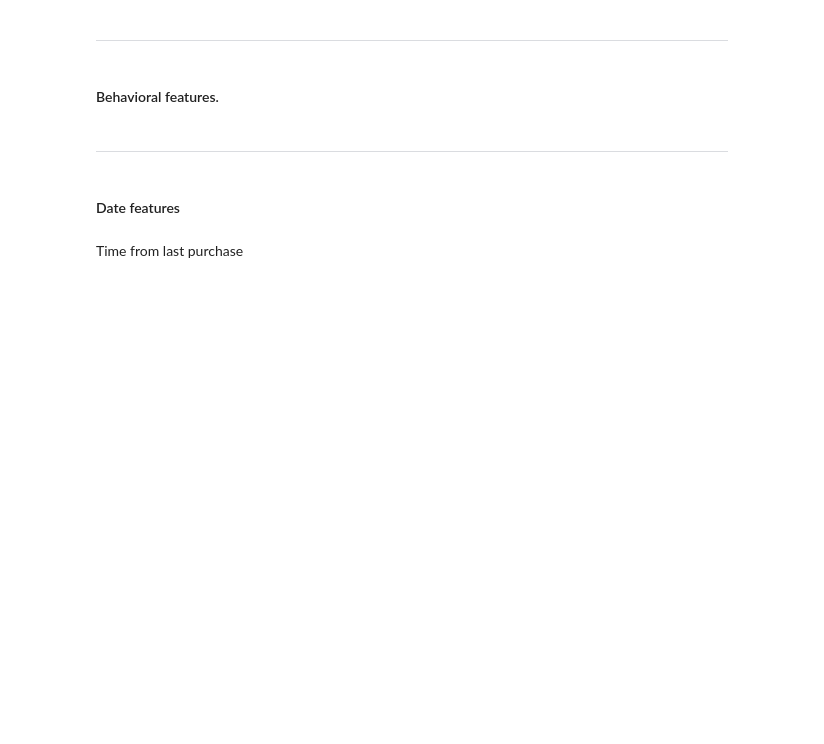
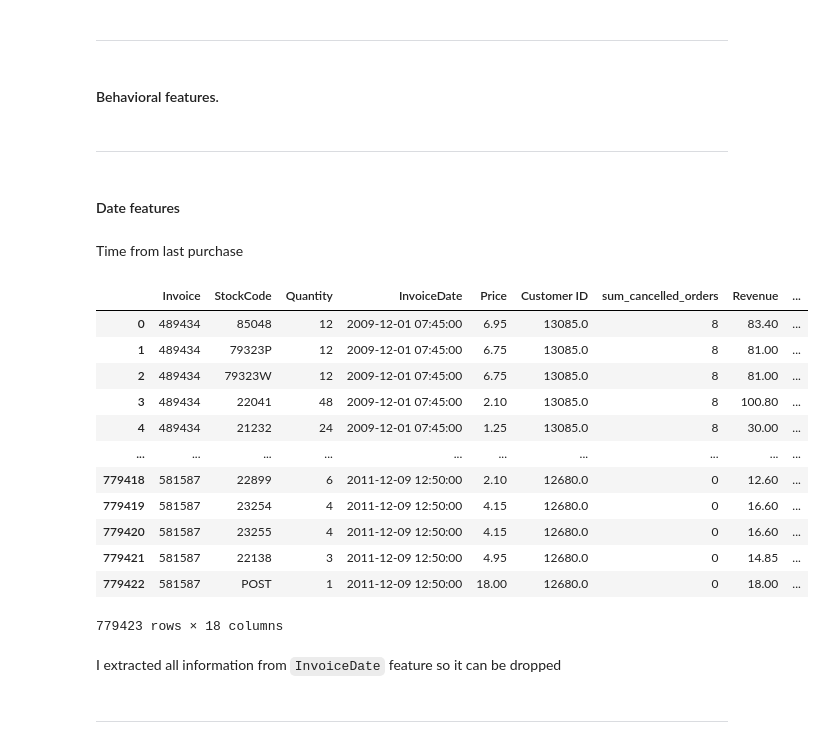
Before and after one commit to nick-st-coder/online-resail, a Jupyter notebook: notebooks/EDA.ipynb, the cells around one changed output. Cells and saved outputs as stored; diff of their text form; code cells hidden in the pictures; blank space fills up the shorter version.

```diff
--- a/notebooks/EDA.ipynb
+++ b/notebooks/EDA.ipynb
@@ -425,3 +451,21 @@ datetime_features = datetime_features.drop(
 )
 # %%
 df = pd.merge(df, datetime_features, on='Customer ID')
+# %%
+df
+# %% [output]
+|  | Invoice | StockCode | Quantity | InvoiceDate | Price | Customer ID | sum_cancelled_orders | Revenue | ... |
+| 0 | 489434 | 85048 | 12 | 2009-12-01 07:45:00 | 6.95 | 13085.0 | 8 | 83.40 | ... |
+| 1 | 489434 | 79323P | 12 | 2009-12-01 07:45:00 | 6.75 | 13085.0 | 8 | 81.00 | ... |
+| 2 | 489434 | 79323W | 12 | 2009-12-01 07:45:00 | 6.75 | 13085.0 | 8 | 81.00 | ... |
+| 3 | 489434 | 22041 | 48 | 2009-12-01 07:45:00 | 2.10 | 13085.0 | 8 | 100.80 | ... |
+| 4 | 489434 | 21232 | 24 | 2009-12-01 07:45:00 | 1.25 | 13085.0 | 8 | 30.00 | ... |
+| ... | ... | ... | ... | ... | ... | ... | ... | ... | ... |
+| 779418 | 581587 | 22899 | 6 | 2011-12-09 12:50:00 | 2.10 | 12680.0 | 0 | 12.60 | ... |
+| 779419 | 581587 | 23254 | 4 | 2011-12-09 12:50:00 | 4.15 | 12680.0 | 0 | 16.60 | ... |
+| 779420 | 581587 | 23255 | 4 | 2011-12-09 12:50:00 | 4.15 | 12680.0 | 0 | 16.60 | ... |
+| 779421 | 581587 | 22138 | 3 | 2011-12-09 12:50:00 | 4.95 | 12680.0 | 0 | 14.85 | ... |
+| 779422 | 581587 | POST | 1 | 2011-12-09 12:50:00 | 18.00 | 12680.0 | 0 | 18.00 | ... |
+779423 rows × 18 columns
+# %% [markdown]
+I extracted all information from `InvoiceDate` feature so it can be dropped
@@ -427,0 +474,2 @@ df = pd.merge(df, datetime_features, on='Customer ID')
+# %% [markdown]
+---
```
Also changed, not shown: parts of 15 cells of this notebook.
